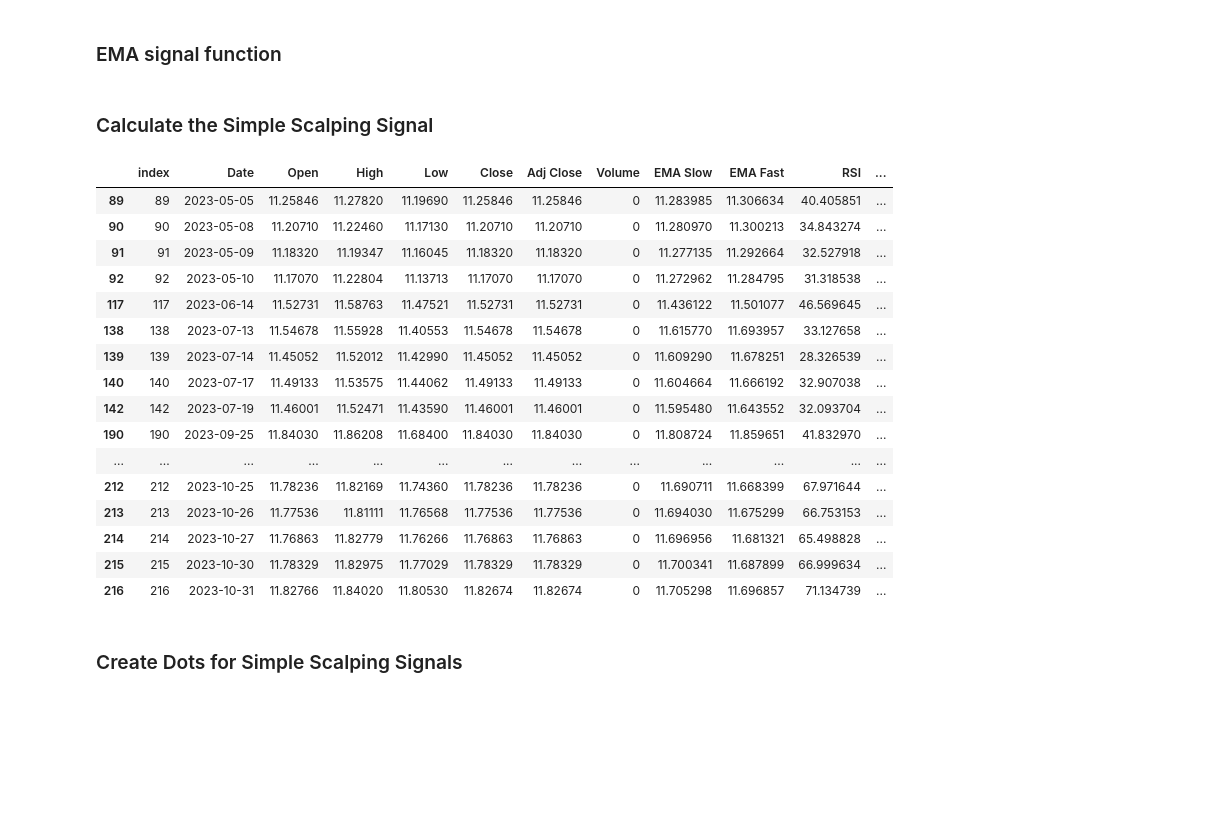
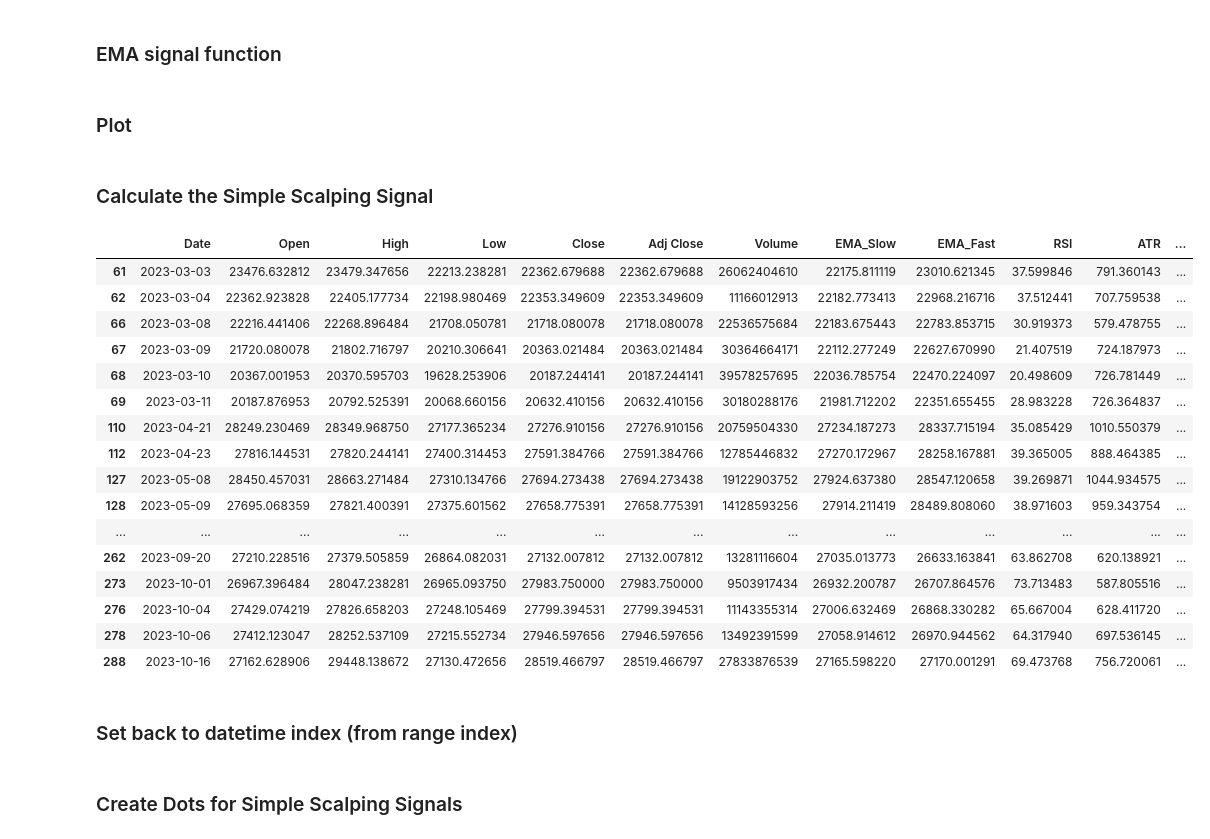
Before and after one commit to mariotoffia/pytrading, a Jupyter notebook: simple_scalping.ipynb, the cells around one changed output. Cells and saved outputs as stored; diff of their text form; code cells hidden in the pictures; blank space fills up the shorter version.

```diff
--- a/simple_scalping.ipynb
+++ b/simple_scalping.ipynb
@@ -13,7 +14,7 @@ from tqdm import tqdm
 # %% [markdown]
 ### Overarching Constants
 # %%
-ticker = 'EURSEK=X'
+ticker = 'BTC-USD'
 start = '2023-01-01'
 end = '2024-01-01'
 interval = '1d'
@@ -24,11 +25,11 @@ columns_low = 'Low'
 columns_close = 'Close'
 columns_volume = 'Volume'
 columns_rsi = 'RSI'
-columns_ema_slow = 'EMA Slow' # Need to change function calls below if change this one
-columns_ema_fast = 'EMA Fast' # Need to change function calls below if change this one
+columns_ema_slow = 'EMA_Slow'
+columns_ema_fast = 'EMA_Fast'
 columns_atr = 'ATR'
-column_signal_ema = 'EMA Signal'
-columns_simple_scalp = 'Simple Scalp'
+column_signal_ema = 'EMA_Signal'
+columns_simple_scalp = 'Simple_Scalp'
 
 refresh_cache=False
 back_candle_length = 7
@@ -40,6 +41,6 @@ if not cache.exist_sql_db(ticker, interval) or refresh_cache:
     cache.cache_ticker(ticker, interval, start, end)
 
 # Load data from sql db
-df = cache.load_ticker(ticker, interval, start, end)
+df = cache.load_ticker(ticker, interval, start, end, index_column='Date')
 
-df
+#df
@@ -80,10 +79,18 @@ tqdm.pandas()
 
 df.reset_index(inplace=True)
 
-# row.name is the index of the row -> 'Date' column
+# At current candle: Check if all EMA_Fast values are:
+# Below EMA_Slow = 2  => Sell
+# Above EMA_Slow = 1 => Buy
 df[column_signal_ema] = df.progress_apply(
-  lambda row: ema.two_above_or_below(df, row.name, back_candle_length),
+  lambda row: curve.above_or_below_curve(
+    df, row.name, back_candle_length,
+    curve=columns_ema_fast,
+    compare=columns_ema_slow,
+    ),
   axis=1
 )
 
 #df
+# %% [markdown]
+### Plot
@@ -91,25 +115,34 @@ df[column_signal_ema] = df.progress_apply(
 ### Calculate the Simple Scalping Signal
 # %%
 df[columns_simple_scalp] = df.progress_apply(
-  lambda row: simple_scalping.simple_signal(df, row.name, back_candle_length), axis=1
+  lambda row: simple_scalping.simple_signal(
+    df, row.name,
+    back_candle_length,
+    ema_fast=columns_ema_fast,
+    ema_slow=columns_ema_slow,
+    bollinger_low='BBL_15_1.5',
+    bollinger_high='BBU_15_1.5',
+    ), axis=1
 )
 
-df[df['Simple Scalp'] != 0].head(200)
+df[df[columns_simple_scalp] != 0].head(40)
 # %% [output]
-|  | index | Date | Open | High | Low | Close | Adj Close | Volume | EMA Slow | EMA Fast | RSI | ... |
-| 89 | 89 | 2023-05-05 | 11.25846 | 11.27820 | 11.19690 | 11.25846 | 11.25846 | 0 | 11.283985 | 11.306634 | 40.405851 | ... |
-| 90 | 90 | 2023-05-08 | 11.20710 | 11.22460 | 11.17130 | 11.20710 | 11.20710 | 0 | 11.280970 | 11.300213 | 34.843274 | ... |
-| 91 | 91 | 2023-05-09 | 11.18320 | 11.19347 | 11.16045 | 11.18320 | 11.18320 | 0 | 11.277135 | 11.292664 | 32.527918 | ... |
-| 92 | 92 | 2023-05-10 | 11.17070 | 11.22804 | 11.13713 | 11.17070 | 11.17070 | 0 | 11.272962 | 11.284795 | 31.318538 | ... |
-| 117 | 117 | 2023-06-14 | 11.52731 | 11.58763 | 11.47521 | 11.52731 | 11.52731 | 0 | 11.436122 | 11.501077 | 46.569645 | ... |
-| 138 | 138 | 2023-07-13 | 11.54678 | 11.55928 | 11.40553 | 11.54678 | 11.54678 | 0 | 11.615770 | 11.693957 | 33.127658 | ... |
-| 139 | 139 | 2023-07-14 | 11.45052 | 11.52012 | 11.42990 | 11.45052 | 11.45052 | 0 | 11.609290 | 11.678251 | 28.326539 | ... |
-| 140 | 140 | 2023-07-17 | 11.49133 | 11.53575 | 11.44062 | 11.49133 | 11.49133 | 0 | 11.604664 | 11.666192 | 32.907038 | ... |
-| 142 | 142 | 2023-07-19 | 11.46001 | 11.52471 | 11.43590 | 11.46001 | 11.46001 | 0 | 11.595480 | 11.643552 | 32.093704 | ... |
-| 190 | 190 | 2023-09-25 | 11.84030 | 11.86208 | 11.68400 | 11.84030 | 11.84030 | 0 | 11.808724 | 11.859651 | 41.832970 | ... |
+|  | Date | Open | High | Low | Close | Adj Close | Volume | EMA_Slow | EMA_Fast | RSI | ATR | ... |
+| 61 | 2023-03-03 | 23476.632812 | 23479.347656 | 22213.238281 | 22362.679688 | 22362.679688 | 26062404610 | 22175.811119 | 23010.621345 | 37.599846 | 791.360143 | ... |
+| 62 | 2023-03-04 | 22362.923828 | 22405.177734 | 22198.980469 | 22353.349609 | 22353.349609 | 11166012913 | 22182.773413 | 22968.216716 | 37.512441 | 707.759538 | ... |
+| 66 | 2023-03-08 | 22216.441406 | 22268.896484 | 21708.050781 | 21718.080078 | 21718.080078 | 22536575684 | 22183.675443 | 22783.853715 | 30.919373 | 579.478755 | ... |
+| 67 | 2023-03-09 | 21720.080078 | 21802.716797 | 20210.306641 | 20363.021484 | 20363.021484 | 30364664171 | 22112.277249 | 22627.670990 | 21.407519 | 724.187973 | ... |
+| 68 | 2023-03-10 | 20367.001953 | 20370.595703 | 19628.253906 | 20187.244141 | 20187.244141 | 39578257695 | 22036.785754 | 22470.224097 | 20.498609 | 726.781449 | ... |
+| 69 | 2023-03-11 | 20187.876953 | 20792.525391 | 20068.660156 | 20632.410156 | 20632.410156 | 30180288176 | 21981.712202 | 22351.655455 | 28.983228 | 726.364837 | ... |
+| 110 | 2023-04-21 | 28249.230469 | 28349.968750 | 27177.365234 | 27276.910156 | 27276.910156 | 20759504330 | 27234.187273 | 28337.715194 | 35.085429 | 1010.550379 | ... |
+| 112 | 2023-04-23 | 27816.144531 | 27820.244141 | 27400.314453 | 27591.384766 | 27591.384766 | 12785446832 | 27270.172967 | 28258.167881 | 39.365005 | 888.464385 | ... |
+| 127 | 2023-05-08 | 28450.457031 | 28663.271484 | 27310.134766 | 27694.273438 | 27694.273438 | 19122903752 | 27924.637380 | 28547.120658 | 39.269871 | 1044.934575 | ... |
+| 128 | 2023-05-09 | 27695.068359 | 27821.400391 | 27375.601562 | 27658.775391 | 27658.775391 | 14128593256 | 27914.211419 | 28489.808060 | 38.971603 | 959.343754 | ... |
 | ... | ... | ... | ... | ... | ... | ... | ... | ... | ... | ... | ... | ... |
-| 212 | 212 | 2023-10-25 | 11.78236 | 11.82169 | 11.74360 | 11.78236 | 11.78236 | 0 | 11.690711 | 11.668399 | 67.971644 | ... |
-| 213 | 213 | 2023-10-26 | 11.77536 | 11.81111 | 11.76568 | 11.77536 | 11.77536 | 0 | 11.694030 | 11.675299 | 66.753153 | ... |
-| 214 | 214 | 2023-10-27 | 11.76863 | 11.82779 | 11.76266 | 11.76863 | 11.76863 | 0 | 11.696956 | 11.681321 | 65.498828 | ... |
-| 215 | 215 | 2023-10-30 | 11.78329 | 11.82975 | 11.77029 | 11.78329 | 11.78329 | 0 | 11.700341 | 11.687899 | 66.999634 | ... |
-| 216 | 216 | 2023-10-31 | 11.82766 | 11.84020 | 11.80530 | 11.82674 | 11.82674 | 0 | 11.705298 | 11.696857 | 71.134739 | ... |
+| 262 | 2023-09-20 | 27210.228516 | 27379.505859 | 26864.082031 | 27132.007812 | 27132.007812 | 13281116604 | 27035.013773 | 26633.163841 | 63.862708 | 620.138921 | ... |
+| 273 | 2023-10-01 | 26967.396484 | 28047.238281 | 26965.093750 | 27983.750000 | 27983.750000 | 9503917434 | 26932.200787 | 26707.864576 | 73.713483 | 587.805516 | ... |
+| 276 | 2023-10-04 | 27429.074219 | 27826.658203 | 27248.105469 | 27799.394531 | 27799.394531 | 11143355314 | 27006.632469 | 26868.330282 | 65.667004 | 628.411720 | ... |
+| 278 | 2023-10-06 | 27412.123047 | 28252.537109 | 27215.552734 | 27946.597656 | 27946.597656 | 13492391599 | 27058.914612 | 26970.944562 | 64.317940 | 697.536145 | ... |
+| 288 | 2023-10-16 | 27162.628906 | 29448.138672 | 27130.472656 | 28519.466797 | 28519.466797 | 27833876539 | 27165.598220 | 27170.001291 | 69.473768 | 756.720061 | ... |
+# %% [markdown]
+### Set back to datetime index (from range index)
```
Also changed, not shown: parts of 8 cells of this notebook, 6 other files.
